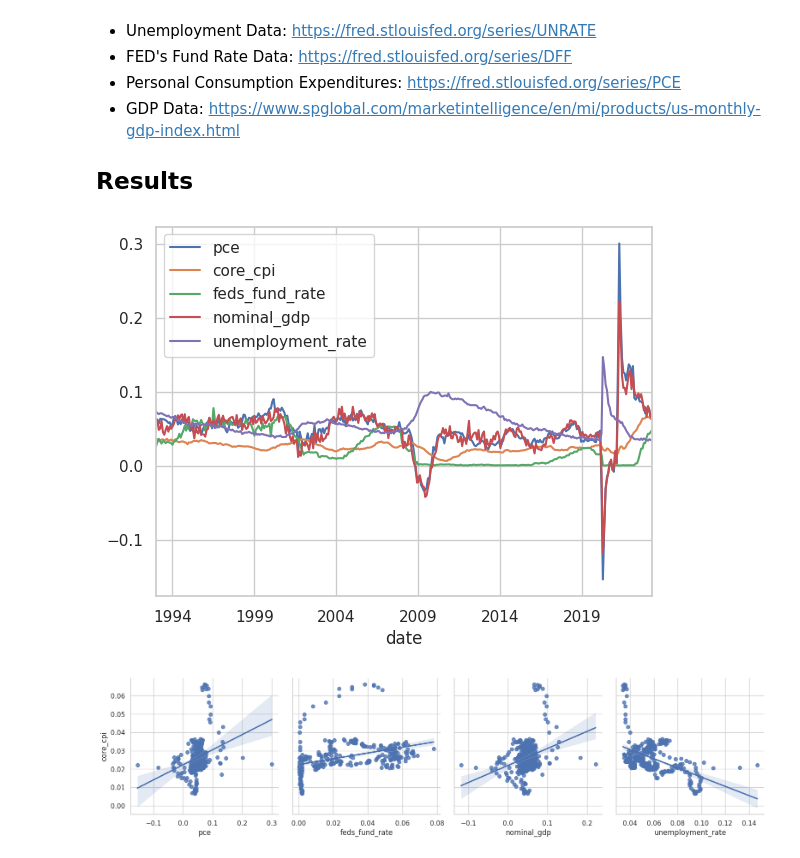
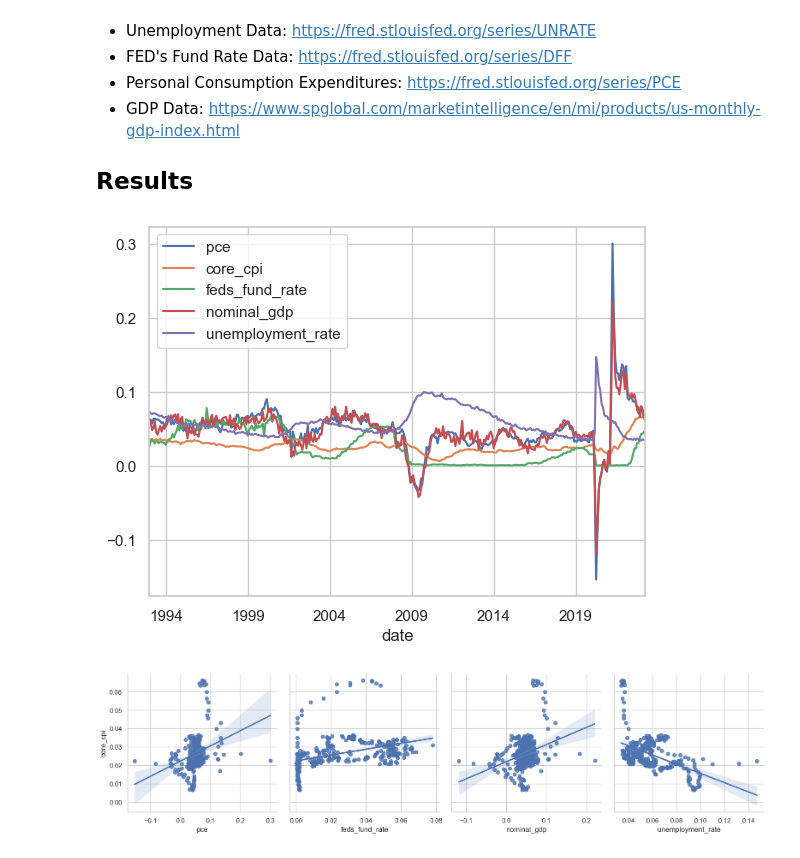
Before and after one commit to RVitalii/Data-Science-Projects, a Jupyter notebook: multiple_regression.ipynb, the cells around one changed output. Drawn from its saved outputs; the diff is of its cells as text; code cells hidden in the pictures.

```diff
--- a/multiple_regression.ipynb
+++ b/multiple_regression.ipynb
@@ -69,11 +69,11 @@ data.nominal_gdp = data.nominal_gdp.pct_change(12)
 data = data.dropna()
 # %%
 #Plotting curves
-sns.set(style='whitegrid')
+sns.set_theme(style='whitegrid')
 data.plot()
 plt.show()
 # %% [output]
-[figure, old version]
+[figure, new version]
 # %%
 #plotting scatter plot with a regression line
 sns.set(style='whitegrid')
```
Also changed, not shown: parts of 2 cells of this notebook, 5 other files.
